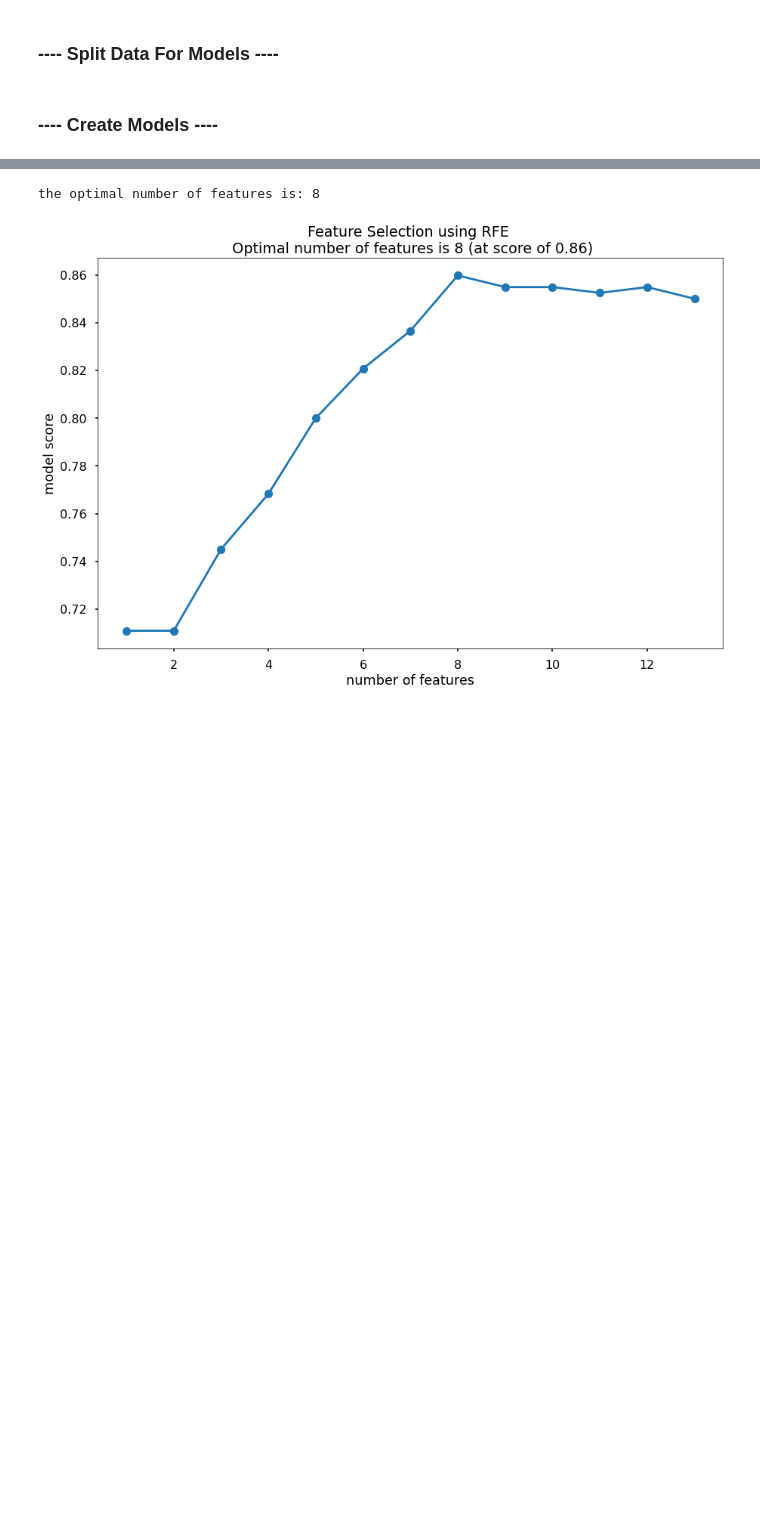
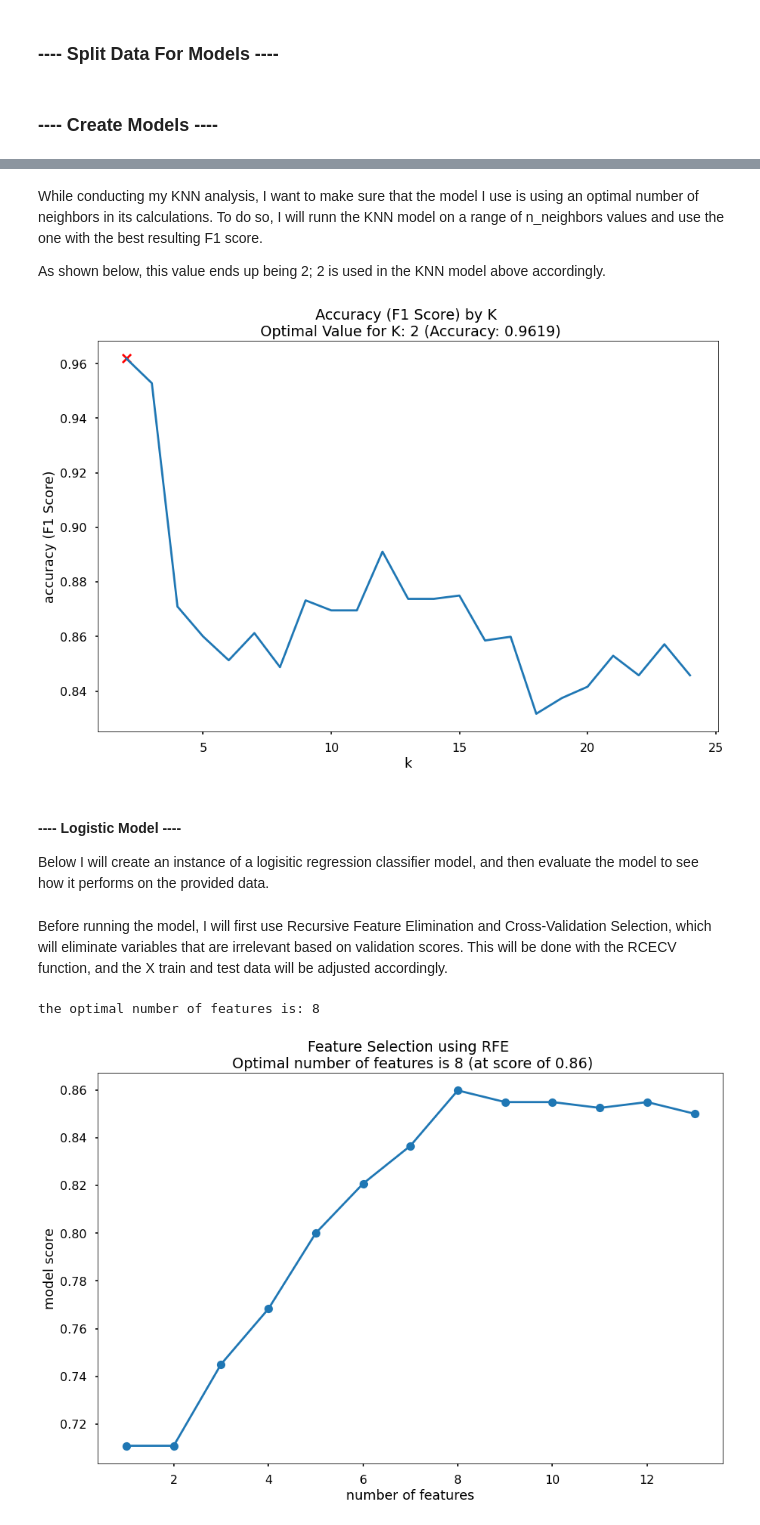
Before and after one commit to akstl1/Heart-Disease-Classification, a Jupyter notebook: Heart Disease Classification.ipynb, the cells around one changed output, grey strips where cells are left out. Cells and saved outputs as stored; diff of their text form; code cells hidden in the pictures; blank space fills up the shorter version.

```diff
--- a/Heart Disease Classification.ipynb
+++ b/Heart Disease Classification.ipynb
@@ -303,5 +297,45 @@ plt.show()
+# %% [markdown]
+While conducting my KNN analysis, I want to make sure that the model I use is using an optimal number of neighbors in its calculations. To do so, I will runn the KNN model on a range of n_neighbors values and use the one with the best resulting F1 score.
+
+As shown below, this value ends up being 2; 2 is used in the KNN model above accordingly.
+# %%
+################################################
+## Finding optimal value of K
+################################################
+
+k_list = list(range(2,25))
+
+accuracy_scores= []
+for k in k_list:
+    clf= KNeighborsClassifier(n_neighbors=k)
+    clf.fit(X_train_knn,y_train)
+    y_pred=clf.predict(X_test_knn)
+    accuracy = f1_score(y_test,y_pred)
+    accuracy_scores.append(accuracy)
+
+max_accuracy = max(accuracy_scores)
+max_accuracy_idx = accuracy_scores.index(max_accuracy)
+optimal_k_value = k_list[max_accuracy_idx]
+
+#plot of max depths
+
+plt.plot(k_list,accuracy_scores)
+plt.scatter(optimal_k_value,max_accuracy,marker='x',color='red')
+plt.title(f"Accuracy (F1 Score) by K \n Optimal Value for K: {optimal_k_value} (Accuracy: {round(max_accuracy,4)})")
+plt.xlabel('k')
+plt.ylabel('accuracy (F1 Score)')
+plt.tight_layout()
+plt.show()
+# %% [output]
+[figure, added]
+# %% [markdown]
+#### ---- Logistic Model ----
+
+Below I will create an instance of a logisitic regression classifier model, and then evaluate the model to see how it performs on the provided data.
 # %%
 logistic_clf = LogisticRegression(random_state=42,max_iter=1000)
+# %% [markdown]
+Before running the model, I will first use Recursive Feature Elimination and Cross-Validation Selection, which will eliminate variables that are irrelevant based on validation scores. This will be done with the RCECV function, and the X train and test data will be adjusted accordingly.
 # %%
 ################################################
 ## Feature Selection
```
Also changed, not shown: parts of 71 cells of this notebook.
